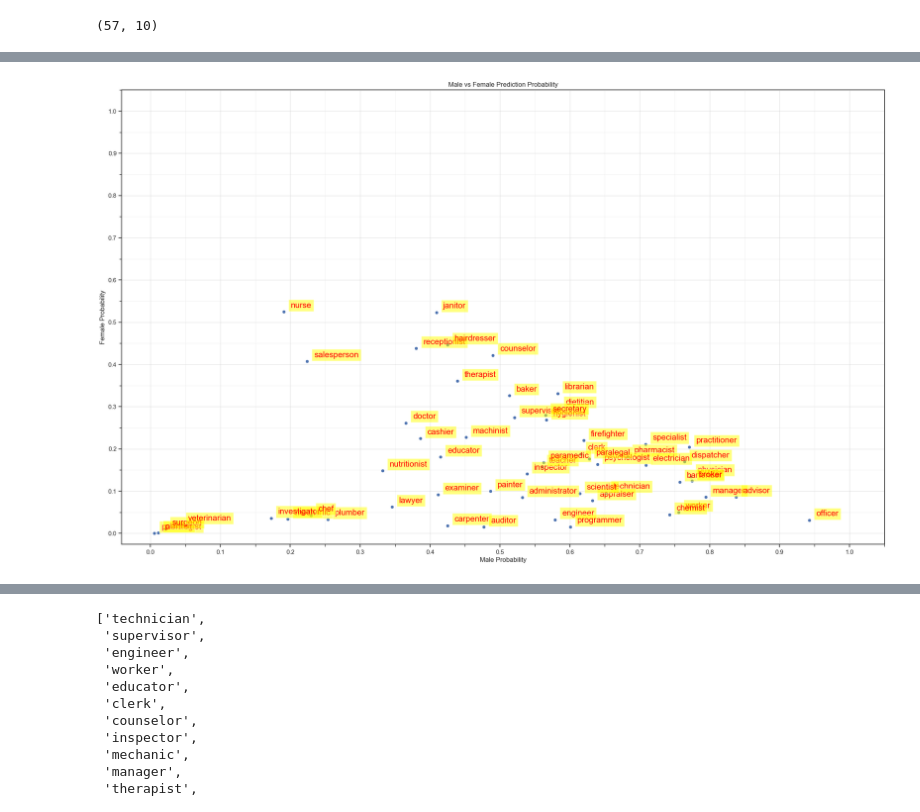
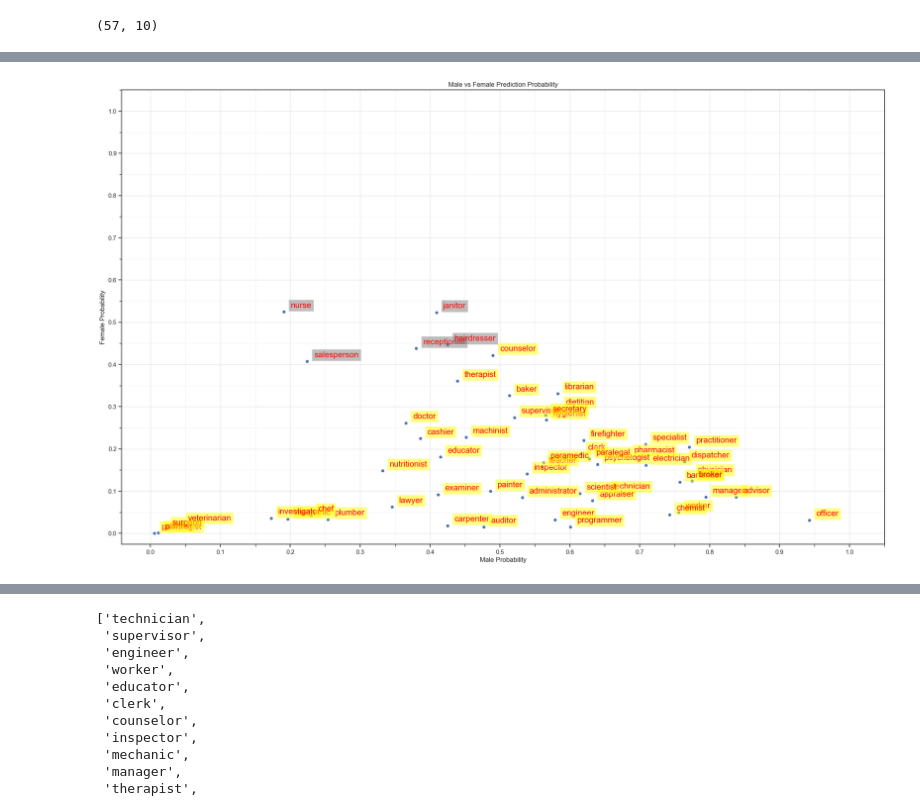
Before and after one commit to msakthiganesh/FairNLP, a Jupyter notebook: fairnlp/Quantifying_AllenNLP.ipynb, the cells around one changed output, grey strips where cells are left out. Drawn from its saved outputs; the diff is of its cells as text; code cells hidden in the pictures.

```diff
--- a/fairnlp/Quantifying_AllenNLP.ipynb
+++ b/fairnlp/Quantifying_AllenNLP.ipynb
@@ -277,39 +277,46 @@ import matplotlib.pyplot as plt
 # %%
 plt.figure(figsize=(25,15))
 ax = sns.scatterplot(data=df_gender_quants,x='male_prob',y='female_prob')
 sns.set(style="ticks")
 for i in range(df_gender_quants.shape[0]):
- plt.text(x=df_gender_quants.male_prob[i]+0.01,
-          y=df_gender_quants.female_prob[i]+0.01,
-          s=df_gender_quants.occupation[i],
-          fontdict=dict(color="red",size=15),
-          bbox=dict(facecolor="yellow",alpha=0.5))
+    if df_gender_quants.male_prob[i] > df_gender_quants.female_prob[i]:
+        txt_color = "red"
+        bbox_color = "yellow"
+    else:
+        txt_color = "red"
+        bbox_color = "grey"
+
+    plt.text(x=df_gender_quants.male_prob[i]+0.01,
+            y=df_gender_quants.female_prob[i]+0.01,
+            s=df_gender_quants.occupation[i],
+            fontdict=dict(color=txt_color,size=15),
+            bbox=dict(facecolor=bbox_color,alpha=0.5))
 
 plt.title("Male vs Female Prediction Probability")
 plt.xlabel("Male Probability")
 plt.ylabel("Female Probability")
 
 # Major ticks every 20, minor ticks every 5
 major_ticks = np.arange(0, 1.1, 0.1)
 minor_ticks = np.arange(0, 1.1, 0.05)
 
 ax.set_xticks(major_ticks)
 ax.set_xticks(minor_ticks, minor=True)
 ax.set_yticks(major_ticks)
 ax.set_yticks(minor_ticks, minor=True)
 
 # And a corresponding grid
 ax.grid(which='both')
 
 # Or if you want different settings for the grids:
 ax.grid(which='minor', alpha=0.2)
 ax.grid(which='major', alpha=0.5)
 
 # plt.grid(True, axis="both", )
 
 plt.show()
 # %% [output]
-[figure, old version]
+[figure, new version]
 # %%
 df.loc[df["occupation(0)"] == "surgeon"]
 # %% [output]
```
Also changed, not shown: parts of 1 cell of this notebook.
